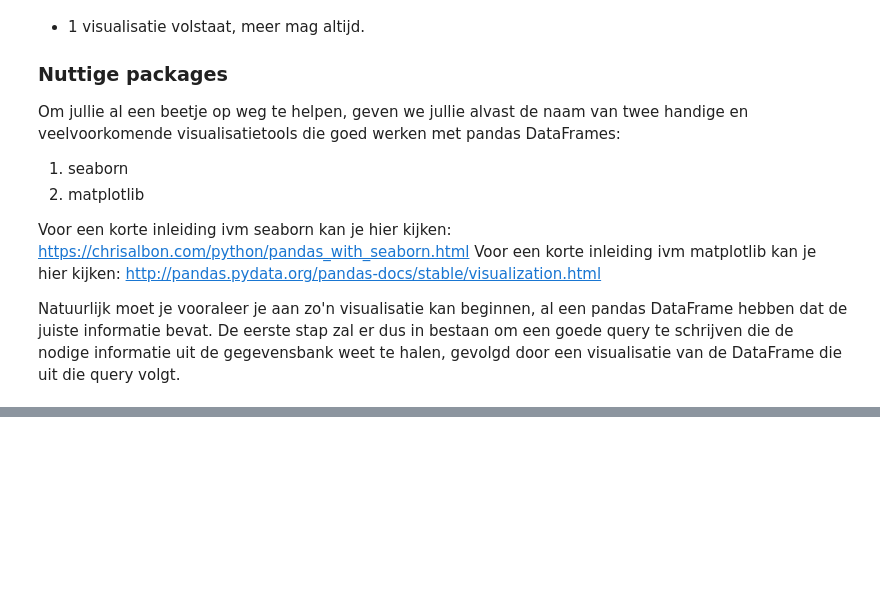
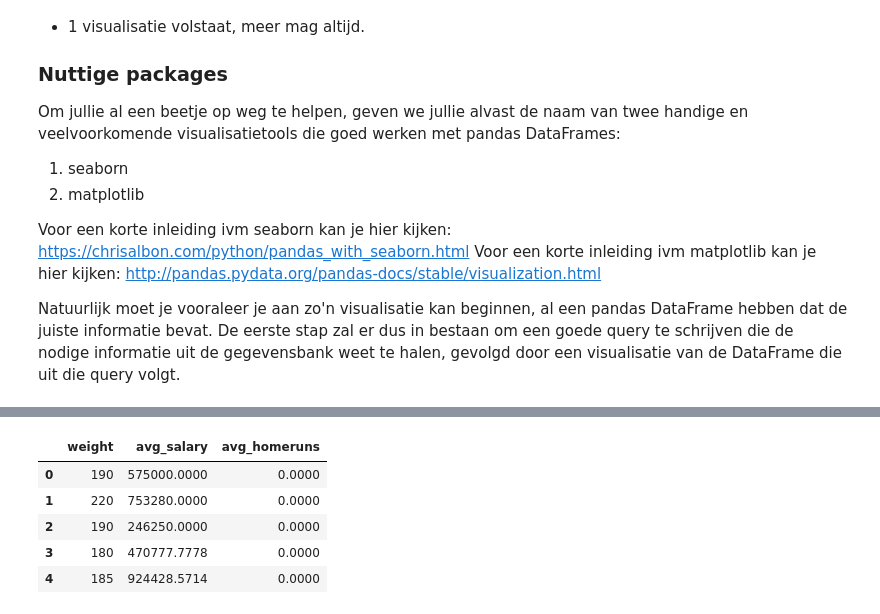
Before and after one commit to eliasverheyen/DB_PART4, a Jupyter notebook: Pt IV_0905.ipynb, the cells around one changed output, grey strips where cells are left out. Drawn from its saved outputs; the diff is of its cells as text; code cells hidden in the pictures; blank space fills up the shorter version.

```diff
--- a/Pt IV_0905.ipynb
+++ b/Pt IV_0905.ipynb
@@ -305,0 +327,27 @@ plt.scatter(vis_np[:, 0], vis_np[:, 1], c=y, cmap='viridis')
+# %%
+#VISUALISATIE 2
+column_names3 = ['weight', 'avg_salary','avg_homeruns']
+
+def vis_query(connection, column_names):
+    query="""
+    SELECT m.Weight, AVG(s.Salary), AVG(b.HR)*10
+    FROM salaries as s, Master as m, battingpost as b
+    WHERE m.PlayerID = s.PlayerID AND m.playerID = b.playerID
+    GROUP BY(m.PlayerID)
+    """
+
+    # Stap 2 & 3
+    res = run_query(connection, query)         # Query uitvoeren
+    df = res_to_df(res, column_names)          # Query in DataFrame brengen
+
+    return df
+
+vis2_pd = vis_query(c, column_names3)
+vis2_pd.head()
+# %% [output]
+|  | weight | avg_salary | avg_homeruns |
+| 0 | 190 | 575000.0000 | 0.0000 |
+| 1 | 220 | 753280.0000 | 0.0000 |
+| 2 | 190 | 246250.0000 | 0.0000 |
+| 3 | 180 | 470777.7778 | 0.0000 |
+| 4 | 185 | 924428.5714 | 0.0000 |
```
Also changed, not shown: parts of 7 cells of this notebook.
